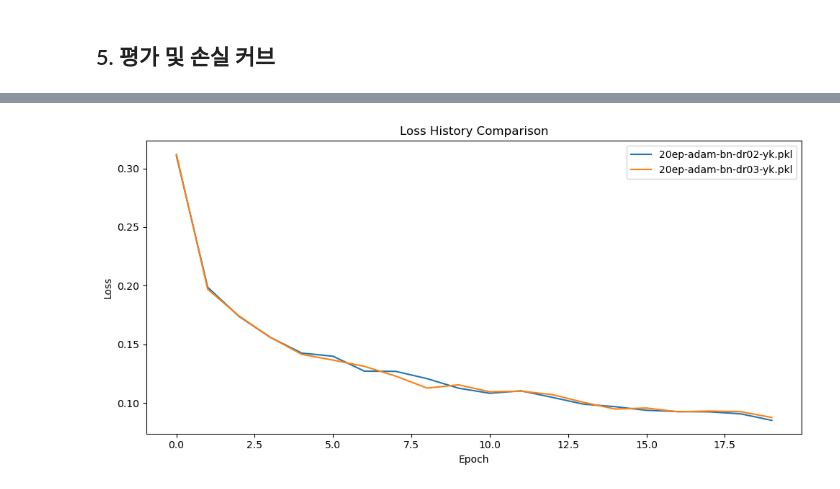
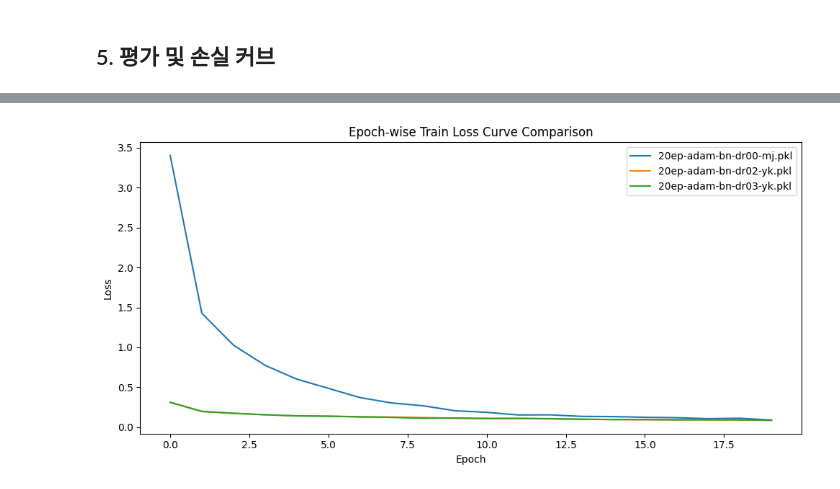
Before and after one commit to Jungle-12-303/week13-team-07-mnist-lab, a Jupyter notebook: mnist_lab.ipynb, the cells around one changed output, grey strips where cells are left out. Saved outputs shown, nothing was run; the diff lists cells and outputs as text; code cells hidden in the pictures.

Commit message:
feat: add dropout comparison visualization

```diff
--- a/mnist_lab.ipynb
+++ b/mnist_lab.ipynb
@@ -112,11 +112,11 @@ from datetime import datetime
 train_start_time = datetime.now()
 
 batchnorm = True
-dropout = True
-dropout_rt = 0.3
+dropout = False
+dropout_rt = None
 
 
-model = NeuralNetwork(use_batchnorm=batchnorm, use_dropout=dropout)  # BatchNorm, Dropout 필수
+model = NeuralNetwork(use_batchnorm=batchnorm, use_dropout=dropout, dropout_ratio=dropout_rt)  # BatchNorm, Dropout 필수
 optimizer = Adam(lr=0.026677926407289915)
 # optimizer = SGD(lr=0.001)
 
@@ -449,31 +432,32 @@ plt.show()
 # %%
-# 최종 loss 막대그래프
+# 모델 간 epoch별 train loss 변화
+# "훈련 과정에서 어느 쪽이 더 빨리 / 더 낮게 loss를 줄였는가"
 
 import os
 import glob
 import pickle
 import matplotlib.pyplot as plt
 
 model_files = [
     path for path in sorted(glob.glob("saved_models/*.pkl"))
     if os.path.basename(path) not in excluded_files
 ]
 
 plt.figure(figsize=(10, 5))
 
 for path in model_files:
     with open(path, "rb") as f:
         checkpoint = pickle.load(f)
 
     loss_history = checkpoint.get("train_state", {}).get("loss_history", [])
     if len(loss_history) > 0:
         plt.plot(loss_history, label=os.path.basename(path))
 
 plt.xlabel("Epoch")
 plt.ylabel("Loss")
-plt.title("Loss History Comparison")
+plt.title("Epoch-wise Train Loss Curve Comparison")
 plt.legend()
 plt.tight_layout()
 plt.show()
 # %% [output]
-[figure, old version]
+[figure, new version]
```
Also changed, not shown: parts of 7 cells of this notebook, 1 other file.
